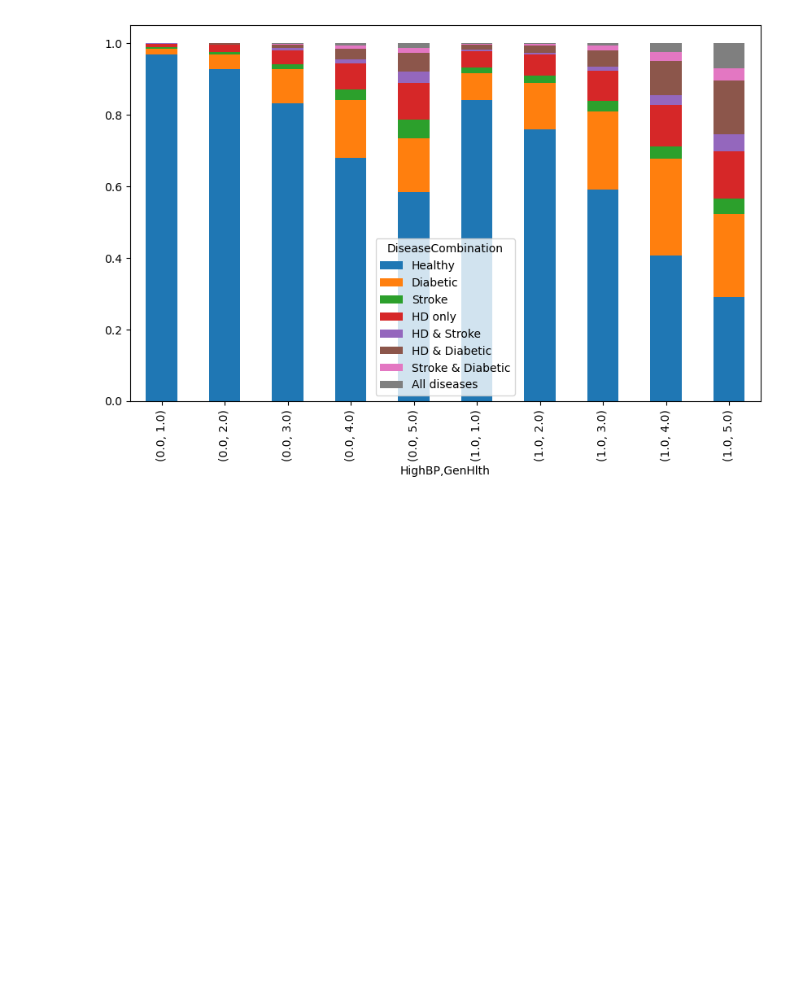
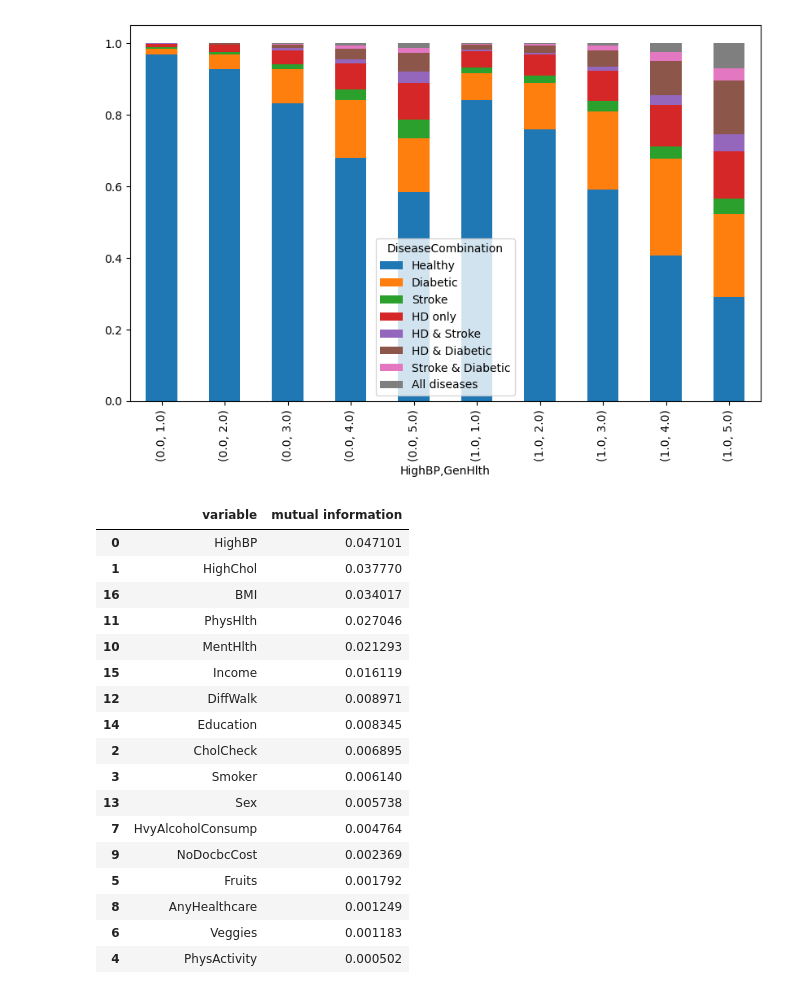
Before and after one commit to AlanPhan1999/260Midterm, a Jupyter notebook: Ce_mi.ipynb, the cells around one changed output. Cells and saved outputs as stored; diff of their text form; code cells hidden in the pictures; blank space fills up the shorter version.

```diff
--- a/Ce_mi.ipynb
+++ b/Ce_mi.ipynb
@@ -169,0 +196,25 @@ ce_table.plot(kind = 'bar', stacked=True, figsize=(10,6))
+# %%
+def calc_mi_v2(x,y, data):
+    x_mod = [data[i] for i in x]
+    y_mod = [data[i] for i in y]
+
+    contingency_table = pd.crosstab(x_mod, y_mod)
+    ce_table = contingency_table / np.expand_dims(contingency_table.sum(axis=1), axis=1)
+    rowise_ce = np.apply_along_axis(entropy, 1, ce_table)
+    marginal_prob_x = contingency_table.sum(axis=1) / contingency_table.sum().sum()
+    ce = np.dot(marginal_prob_x, rowise_ce)
+
+    marginal_prob_y = contingency_table.sum(axis=0) / contingency_table.sum().sum()
+    e_y = entropy(marginal_prob_y)
+
+    mi = e_y - ce
+    return mi, ce_table
+# %%
+def one_way_mi(data, x_vars):
+    mi_x = []
+    for var in x_vars:
+        mi,_ = calc_mi_v2([var],['DiseaseCombination'], data)
+        mi_x.append(mi)
+    mi_df = pd.DataFrame({'variable':x_vars,'mutual information':mi_x})
+    mi_df = mi_df.sort_values(by='mutual information', ascending=False)
+    return mi_df
@@ -169,0 +228,21 @@ ce_table.plot(kind = 'bar', stacked=True, figsize=(10,6))
+# %%
+mi_list[21]
+# %% [output]
+|  | variable | mutual information |
+| 0 | HighBP | 0.047101 |
+| 1 | HighChol | 0.037770 |
+| 16 | BMI | 0.034017 |
+| 11 | PhysHlth | 0.027046 |
+| 10 | MentHlth | 0.021293 |
+| 15 | Income | 0.016119 |
+| 12 | DiffWalk | 0.008971 |
+| 14 | Education | 0.008345 |
+| 2 | CholCheck | 0.006895 |
+| 3 | Smoker | 0.006140 |
+| 13 | Sex | 0.005738 |
+| 7 | HvyAlcoholConsump | 0.004764 |
+| 9 | NoDocbcCost | 0.002369 |
+| 5 | Fruits | 0.001792 |
+| 8 | AnyHealthcare | 0.001249 |
+| 6 | Veggies | 0.001183 |
+| 4 | PhysActivity | 0.000502 |
```
Also changed, not shown: parts of 10 cells of this notebook, 1 other file.
